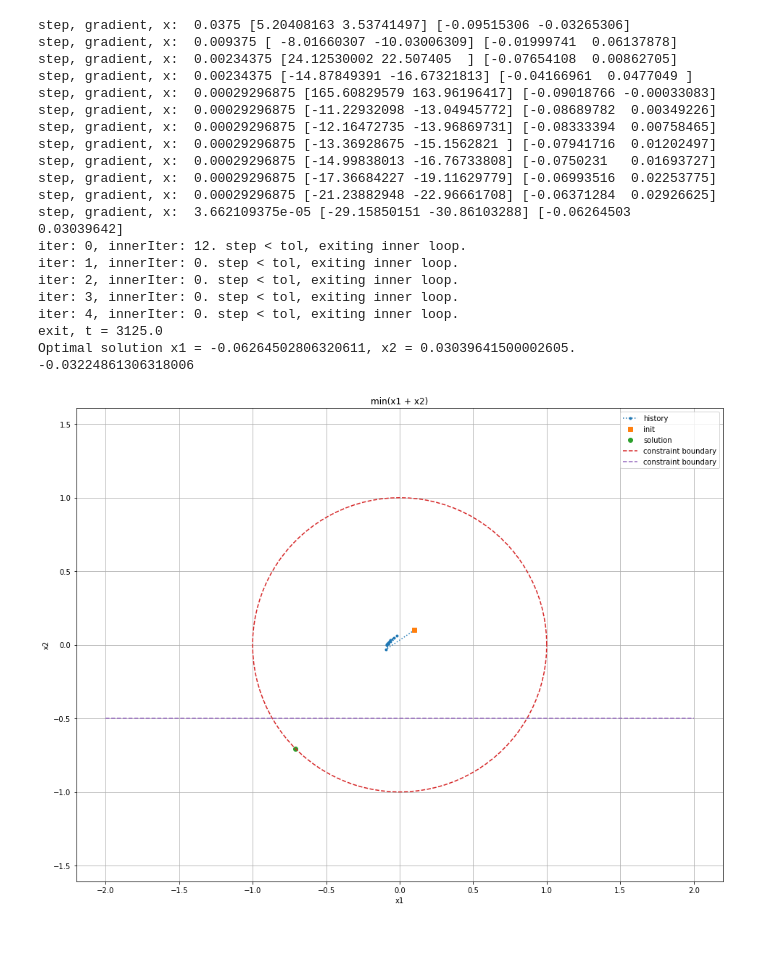
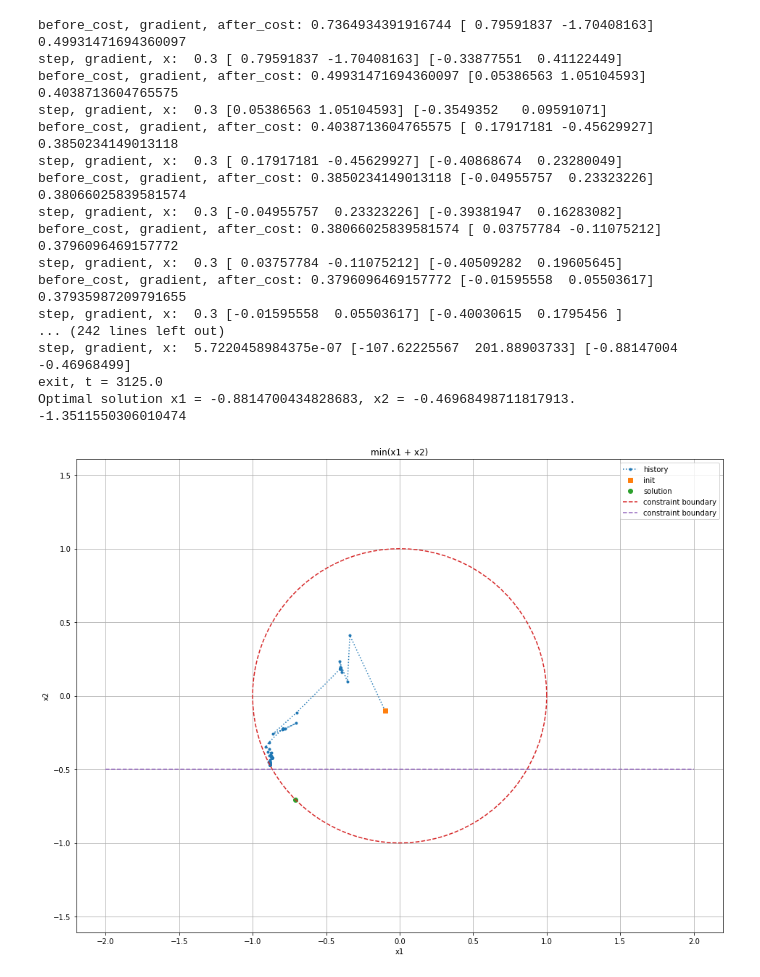
Before and after one commit to Bryce-R/MiniProjects, a Jupyter notebook: Gradient_descent.ipynb, the cells around one changed output. Drawn from its saved outputs; the diff is of its cells as text; code cells hidden in the pictures; blank space fills up the shorter version.

```diff
--- a/Gradient_descent.ipynb
+++ b/Gradient_descent.ipynb
@@ -4,12 +4,12 @@
 import numpy as np
 import matplotlib.pyplot as plt
 # %%
-k = np.array([1.0, 1.0],dtype=np.double)
+ks = np.array([1.0, 1.0],dtype=np.double)
 def f1(x1, x2):
-  return k[0]*x1 + k[1]*x2
+  return ks[0]*x1 + ks[1]*x2
 
 def df1(x1, x2):
-  return k/f1(x1,x2)
+  return ks
 # %%
 def circle(x1, x2):
   return x1**2 + x2**2 - 1
@@ -100,8 +100,8 @@ def BarrierGD(x0):
   # g(x)<=0.0
   # d(phi(x))/dx = - (d(gx)/dx) / g(x)
   ### constraint function, constraint function derivative, linearAndCircleBarrier
-  # cons, dCons, barrierCons = linearAndCircle, dlinearAndCircle, linearAndCircleBarrier
-  cons, dCons, barrierCons = circle, dcircle, circleBarrier
+  cons, dCons, barrierCons = linearAndCircle, dlinearAndCircle, linearAndCircleBarrier
+  # cons, dCons, barrierCons = circle, dcircle, circleBarrier
   k = 1
   for i in range(maxIter):
     step = 0.3
@@ -133,7 +133,7 @@ def BarrierGD(x0):
           continue
         after_cost = t*f1(x_after[0], x_after[1]) - barrierCons(x_after[0], x_after[1])
         # print(t*f1(x[0], x[1]), barrierCons(x[0], x[1]))
-        # print("before_cost, gradient, after_cost:", before_cost, gradient, after_cost)
+        print("before_cost, gradient, after_cost:", before_cost, gradient, after_cost)
         if after_cost < before_cost:
           x_history[:, k] = x_after
           x = x_after
@@ -152,7 +152,8 @@ def BarrierGD(x0):
   x_history = x_history[:,:k]
   return x_history
 # %%
-x0 = np.array([0.1, 0.1],dtype=np.double)
+# x0 = np.array([0.1, 0.1],dtype=np.double)
+x0 = np.array([-0.1, -0.1],dtype=np.double)
 # x0 = np.array([-0.5, 0.5],dtype=np.double)
 # x0 = np.array([0.5, -0.5],dtype=np.double)
 # x0 = np.array([-0.5, 1.2],dtype=np.double)
@@ -161,53 +162,50 @@ x0 = np.array([0.1, 0.1],dtype=np.double)
 opt = BarrierGD
 
 x_history = opt(x0)
 # '{:-9} YES votes  {:2.2%}'.format(yes_votes, percentage)
 print('Optimal solution x1 = {}, x2 = {}.'.format(x_history[0,-1], x_history[1,-1]))
 # print(x_history)
 print(f1(x_history[0,-1], x_history[1,-1]))
 # plt.figure(figsize=(12, 9))
 plt.figure(figsize=(16, 12))
 plt.plot(x_history[0,:], x_history[1,:], '.:', label='history')
 plt.plot(x_history[0,0], x_history[1,0], 's', label='init')
 # for i in range(1, x_history.shape[1]):
 #   dx = x_history[0,i] - x_history[0,i-1]
 #   dy = x_history[1,i] - x_history[1,i-1]
 #   plt.arrow(x_history[0,i-1], x_history[1,i-1], dx, dy, head_width=0.04, head_length=0.1, linewidth=1, color='r', length_includes_head=True)
 
 plt.plot([-np.sqrt(2)/2], [-np.sqrt(2)/2], 'o', label='solution')
 boundary = drawCircle()
 plt.plot(boundary[0,:], boundary[1,:], '--', label='constraint boundary')
 boundary = drawLinear1()
 plt.plot(boundary[0,:], boundary[1,:], '--', label='constraint boundary')
 plt.axis('equal')
 plt.legend()
 plt.title("min(x1 + x2)")
 plt.xlabel("x1")
 plt.ylabel("x2")
 plt.grid()
 plt.show()
 # %% [output]
-step, gradient, x:  0.0375 [5.20408163 3.53741497] [-0.09515306 -0.03265306]
-step, gradient, x:  0.009375 [ -8.01660307 -10.03006309] [-0.01999741  0.06137878]
-step, gradient, x:  0.00234375 [24.12530002 22.507405  ] [-0.07654108  0.00862705]
-step, gradient, x:  0.00234375 [-14.87849391 -16.67321813] [-0.04166961  0.0477049 ]
-step, gradient, x:  0.00029296875 [165.60829579 163.96196417] [-0.09018766 -0.00033083]
-step, gradient, x:  0.00029296875 [-11.22932098 -13.04945772] [-0.08689782  0.00349226]
-step, gradient, x:  0.00029296875 [-12.16472735 -13.96869731] [-0.08333394  0.00758465]
-step, gradient, x:  0.00029296875 [-13.36928675 -15.1562821 ] [-0.07941716  0.01202497]
-step, gradient, x:  0.00029296875 [-14.99838013 -16.76733808] [-0.0750231   0.01693727]
-step, gradient, x:  0.00029296875 [-17.36684227 -19.11629779] [-0.06993516  0.02253775]
-step, gradient, x:  0.00029296875 [-21.23882948 -22.96661708] [-0.06371284  0.02926625]
-step, gradient, x:  3.662109375e-05 [-29.15850151 -30.86103288] [-0.06264503  0.03039642]
-iter: 0, innerIter: 12. step < tol, exiting inner loop.
-iter: 1, innerIter: 0. step < tol, exiting inner loop.
-iter: 2, innerIter: 0. step < tol, exiting inner loop.
-iter: 3, innerIter: 0. step < tol, exiting inner loop.
-iter: 4, innerIter: 0. step < tol, exiting inner loop.
+before_cost, gradient, after_cost: 0.7364934391916744 [ 0.79591837 -1.70408163] 0.49931471694360097
+step, gradient, x:  0.3 [ 0.79591837 -1.70408163] [-0.33877551  0.41122449]
+before_cost, gradient, after_cost: 0.49931471694360097 [0.05386563 1.05104593] 0.4038713604765575
+step, gradient, x:  0.3 [0.05386563 1.05104593] [-0.3549352   0.09591071]
+before_cost, gradient, after_cost: 0.4038713604765575 [ 0.17917181 -0.45629927] 0.3850234149013118
+step, gradient, x:  0.3 [ 0.17917181 -0.45629927] [-0.40868674  0.23280049]
+before_cost, gradient, after_cost: 0.3850234149013118 [-0.04955757  0.23323226] 0.38066025839581574
+step, gradient, x:  0.3 [-0.04955757  0.23323226] [-0.39381947  0.16283082]
+before_cost, gradient, after_cost: 0.38066025839581574 [ 0.03757784 -0.11075212] 0.3796096469157772
+step, gradient, x:  0.3 [ 0.03757784 -0.11075212] [-0.40509282  0.19605645]
+before_cost, gradient, after_cost: 0.3796096469157772 [-0.01595558  0.05503617] 0.37935987209791655
+step, gradient, x:  0.3 [-0.01595558  0.05503617] [-0.40030615  0.1795456 ]
+... (242 lines left out)
+step, gradient, x:  5.7220458984375e-07 [-107.62225567  201.88903733] [-0.88147004 -0.46968499]
 exit, t = 3125.0
-Optimal solution x1 = -0.06264502806320611, x2 = 0.03039641500002605.
--0.03224861306318006
+Optimal solution x1 = -0.8814700434828683, x2 = -0.46968498711817913.
+-1.3511550306010474
-[figure, old version]
+[figure, new version]
 # %%
 plt.figure(figsize=(12, 9))
 # plt.figure(figsize=(16, 12))
```
Also changed, not shown: parts of 1 cell of this notebook.
